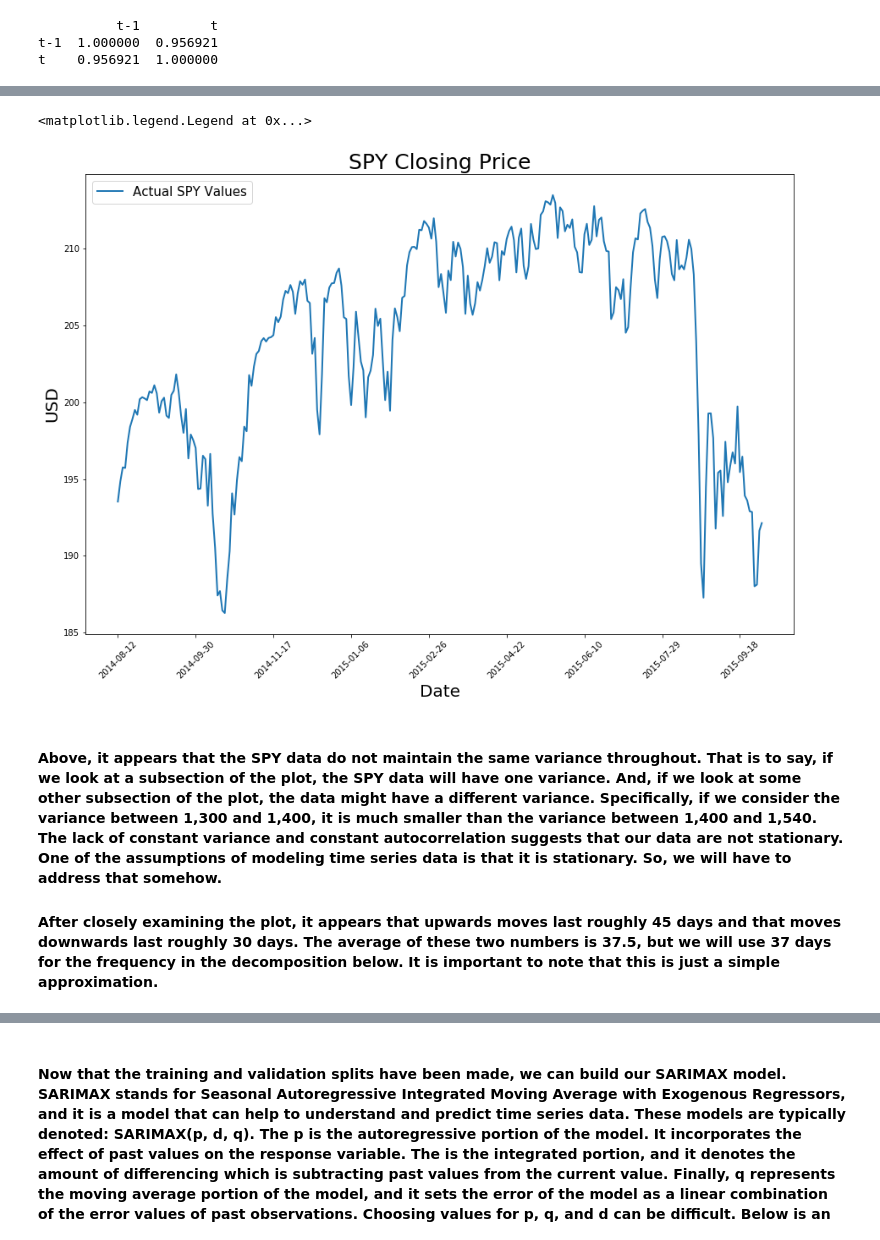
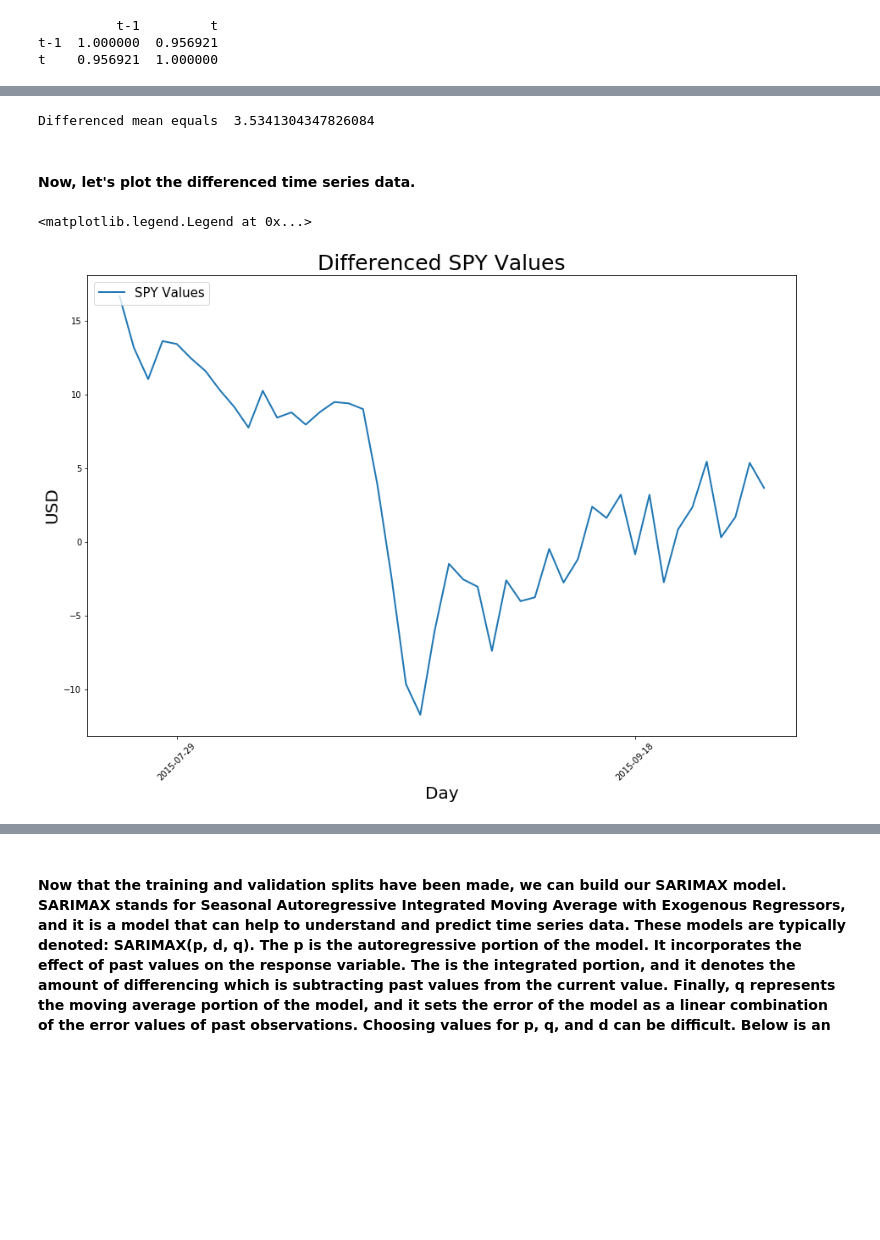
Before and after one commit to justinbosscher/SPY_model, a Jupyter notebook: SPY_model.ipynb, the cells around one changed output, grey strips where cells are left out. Drawn from its saved outputs; the diff is of its cells as text; code cells hidden in the pictures; blank space fills up the shorter version.

```diff
--- a/SPY_model.ipynb
+++ b/SPY_model.ipynb
@@ -1104,19 +1140,23 @@ plot_acf(train_sarimax_Y, lags=95)
+# %%
+# Difference time series data with order 220
+train_sarimax_Y_diff_220 = train_sarimax_Y.diff(220)
+print("Differenced mean equals ", train_sarimax_Y_diff_220.mean())
+# %% [output]
+Differenced mean equals  3.5341304347826084
+# %% [markdown]
+#### Now, let's plot the differenced time series data.
 # %%
-# Plot SPY data by itself
+# Plot differenced SPY data
 f = plt.figure(figsize=(15,10))
 ax = plt.axes()
-plt.plot(train_sarimax_Y, linewidth=2, label='Actual SPY Values')
-plt.title('SPY Closing Price', size=25)
+plt.plot(train_sarimax_Y_diff_220, linewidth=2, label='SPY Values')
+plt.title('Differenced SPY Values', size=25)
 plt.xticks(rotation=45)
 tick_spacing = 32
 ax.xaxis.set_major_locator(ticker.MultipleLocator(tick_spacing))
 plt.ylabel('USD', size=20)
-plt.xlabel('Date', size=20)
+plt.xlabel('Day', size=20)
 plt.legend(loc='upper left', prop={'size':15})
 # %% [output]
 <matplotlib.legend.Legend at 0x...>
-[figure, old version]
+[figure, new version]
-# %% [markdown]
-#### Above, it appears that the SPY data do not maintain the same variance throughout. That is to say, if we look at a subsection of the plot, the SPY data will have one variance. And, if we look at some other subsection of the plot, the data might have a different variance. Specifically, if we consider the variance between 1,300 and 1,400, it is much smaller than the variance between 1,400 and 1,540. The lack of constant variance and constant autocorrelation suggests that our data are not stationary. One of the assumptions of modeling time series data is that it is stationary. So, we will have to address that somehow.
-
-#### After closely examining the plot, it appears that upwards moves last roughly 45 days and that moves downwards last roughly 30 days. The average of these two numbers is 37.5, but we will use 37 days for the frequency in the decomposition below. It is important to note that this is just a simple approximation.
```
Also changed, not shown: parts of 45 cells of this notebook.
